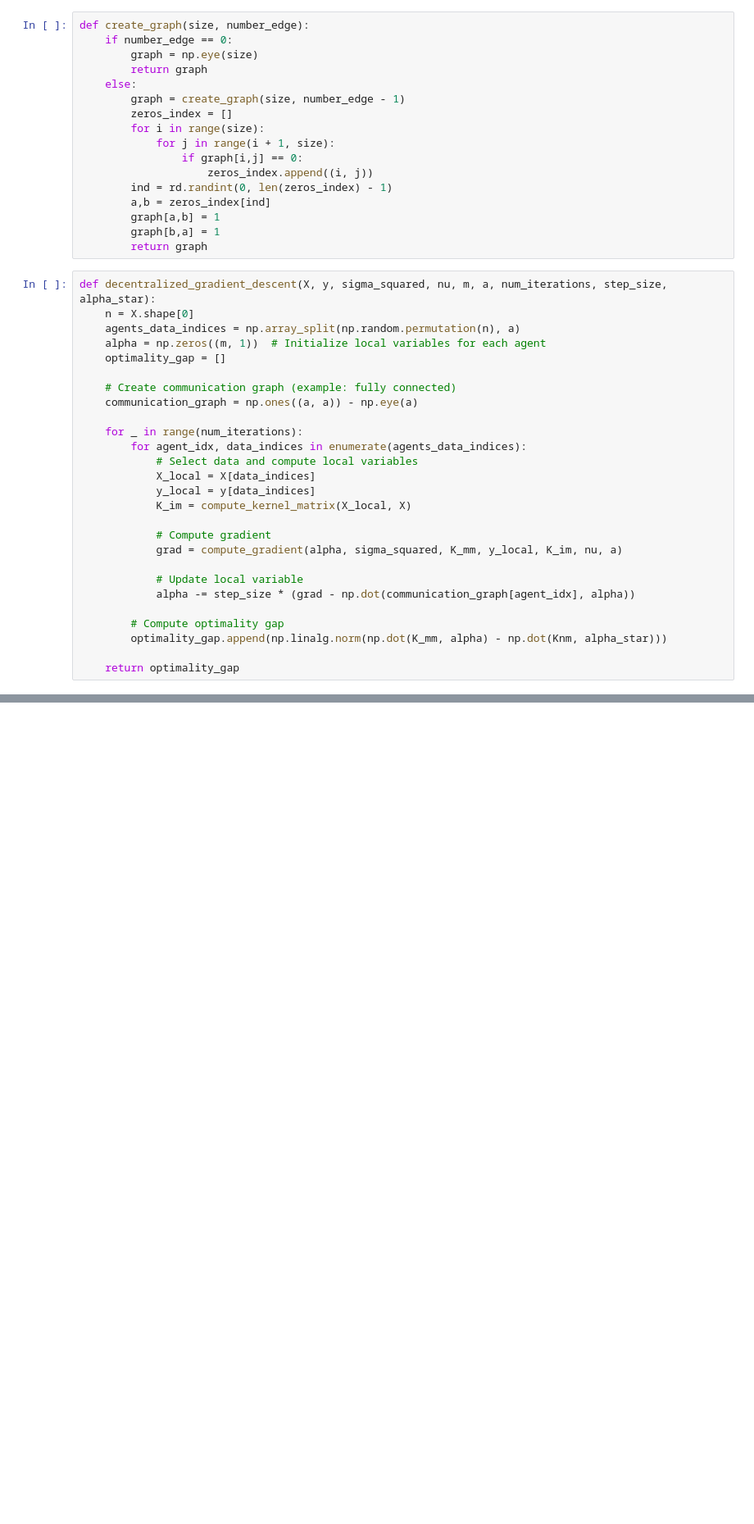
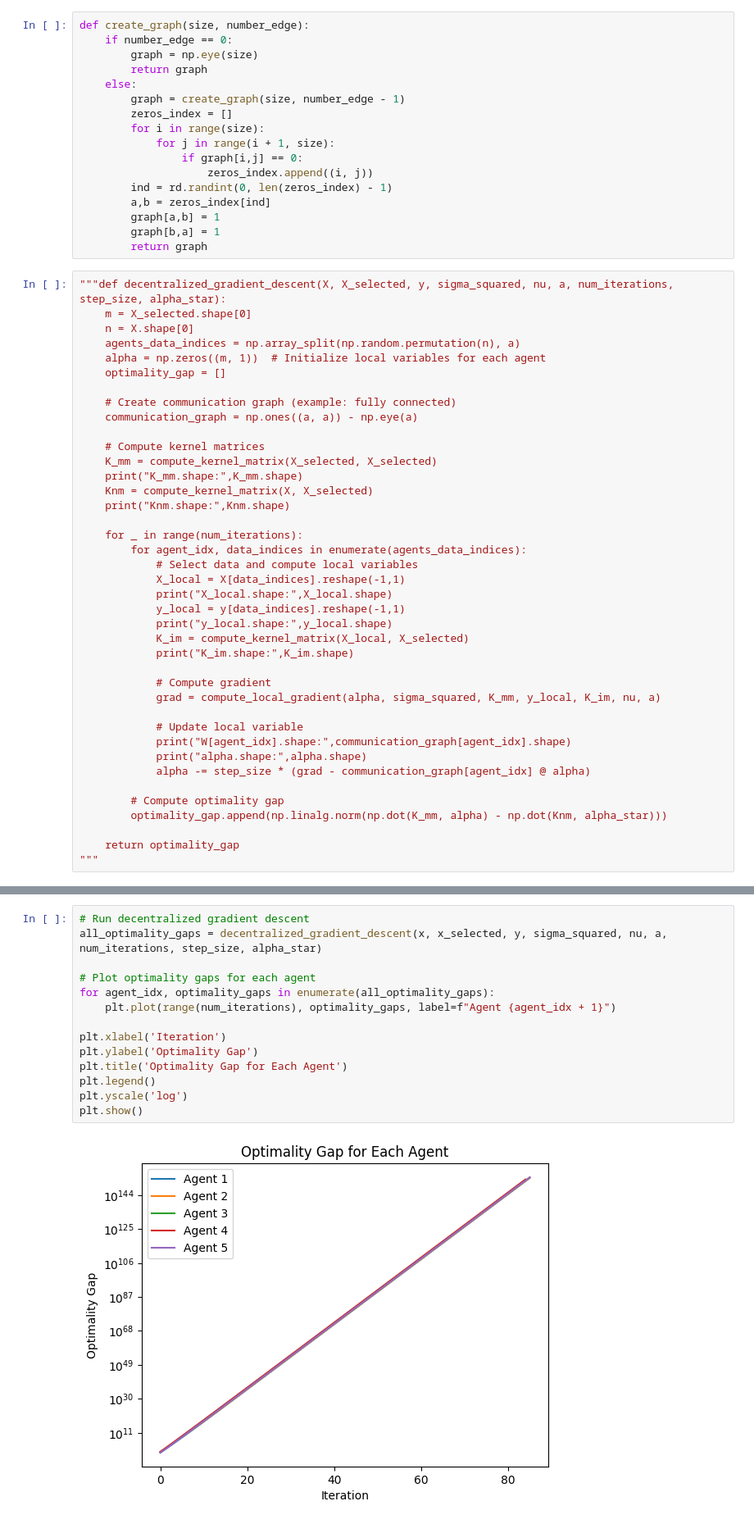
Before and after one commit to Basile-Terv/SOD314_Project, a Jupyter notebook: Project.ipynb, the cells around one changed output, grey strips where cells are left out. Shown: that part at 82% size. Saved outputs shown, nothing was run; the diff lists cells and outputs as text; blank space fills up the shorter version.

Commit message:
Almost working DGD with opt gap plot

```diff
--- a/Project.ipynb
+++ b/Project.ipynb
@@ -147,7 +161,8 @@ def create_graph(size, number_edge):
         graph[b,a] = 1
         return graph
 # %%
-def decentralized_gradient_descent(X, y, sigma_squared, nu, m, a, num_iterations, step_size, alpha_star):
+"""def decentralized_gradient_descent(X, X_selected, y, sigma_squared, nu, a, num_iterations, step_size, alpha_star):
+    m = X_selected.shape[0]
     n = X.shape[0]
     agents_data_indices = np.array_split(np.random.permutation(n), a)
     alpha = np.zeros((m, 1))  # Initialize local variables for each agent
@@ -156,20 +171,32 @@ def decentralized_gradient_descent(X, y, sigma_squared, nu, m, a, num_iterations
     # Create communication graph (example: fully connected)
     communication_graph = np.ones((a, a)) - np.eye(a)
 
+    # Compute kernel matrices
+    K_mm = compute_kernel_matrix(X_selected, X_selected)
+    print("K_mm.shape:",K_mm.shape)
+    Knm = compute_kernel_matrix(X, X_selected)
+    print("Knm.shape:",Knm.shape)
+
     for _ in range(num_iterations):
         for agent_idx, data_indices in enumerate(agents_data_indices):
             # Select data and compute local variables
-            X_local = X[data_indices]
-            y_local = y[data_indices]
-            K_im = compute_kernel_matrix(X_local, X)
+            X_local = X[data_indices].reshape(-1,1)
+            print("X_local.shape:",X_local.shape)
+            y_local = y[data_indices].reshape(-1,1)
+            print("y_local.shape:",y_local.shape)
+            K_im = compute_kernel_matrix(X_local, X_selected)
+            print("K_im.shape:",K_im.shape)
 
             # Compute gradient
-            grad = compute_gradient(alpha, sigma_squared, K_mm, y_local, K_im, nu, a)
+            grad = compute_local_gradient(alpha, sigma_squared, K_mm, y_local, K_im, nu, a)
 
             # Update local variable
-            alpha -= step_size * (grad - np.dot(communication_graph[agent_idx], alpha))
+            print("W[agent_idx].shape:",communication_graph[agent_idx].shape)
+            print("alpha.shape:",alpha.shape)
+            alpha -= step_size * (grad - communication_graph[agent_idx] @ alpha)
 
         # Compute optimality gap
         optimality_gap.append(np.linalg.norm(np.dot(K_mm, alpha) - np.dot(Knm, alpha_star)))
 
     return optimality_gap
+"""
@@ -199,0 +263,16 @@ plt.show()
+# %%
+# Run decentralized gradient descent
+all_optimality_gaps = decentralized_gradient_descent(x, x_selected, y, sigma_squared, nu, a, num_iterations, step_size, alpha_star)
+
+# Plot optimality gaps for each agent
+for agent_idx, optimality_gaps in enumerate(all_optimality_gaps):
+    plt.plot(range(num_iterations), optimality_gaps, label=f"Agent {agent_idx + 1}")
+
+plt.xlabel('Iteration')
+plt.ylabel('Optimality Gap')
+plt.title('Optimality Gap for Each Agent')
+plt.legend()
+plt.yscale('log')
+plt.show()
+# %% [output]
+[figure, added]
```
Also changed, not shown: parts of 9 cells of this notebook.
